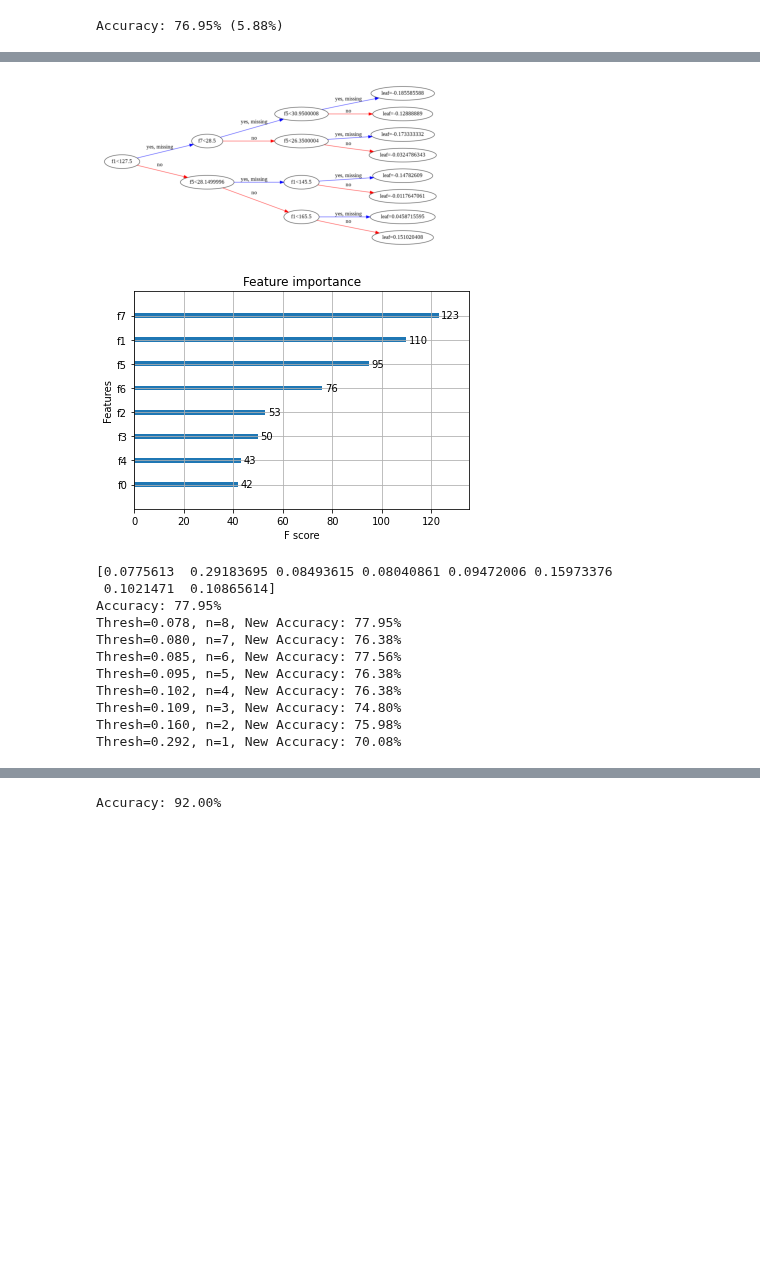
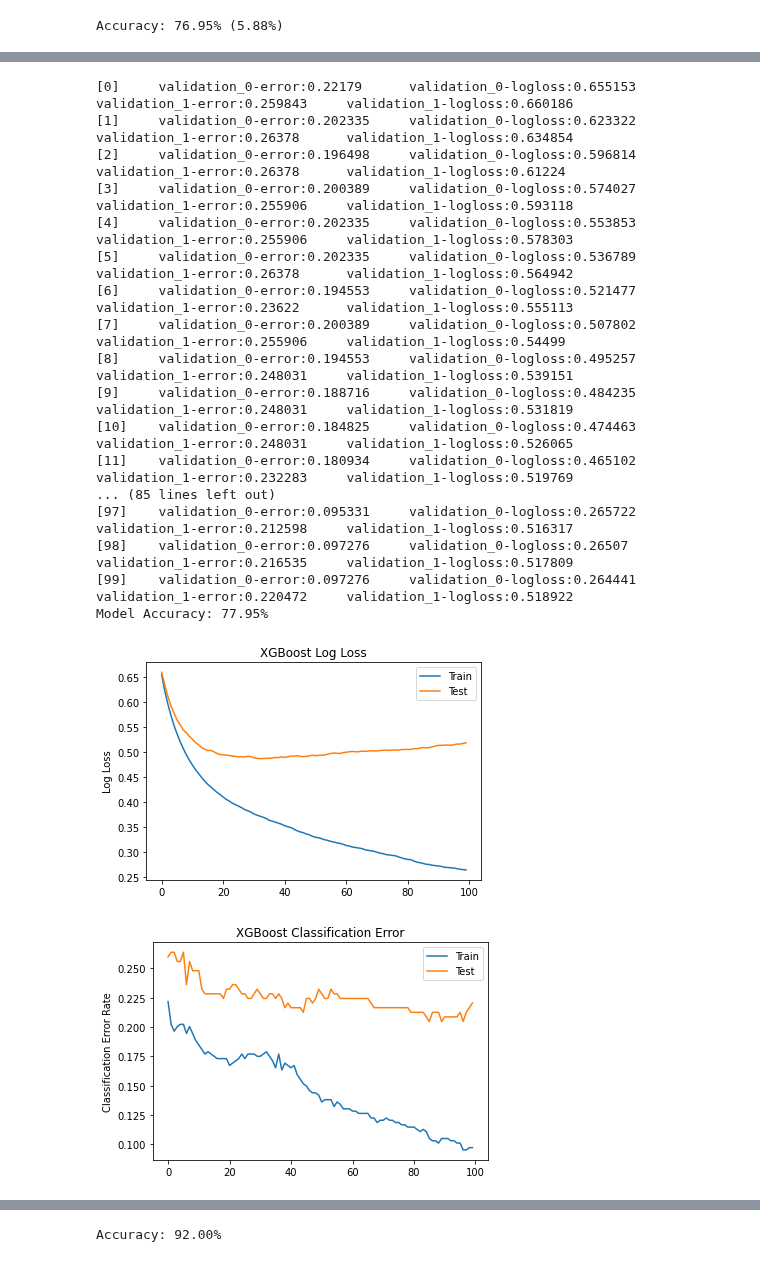
Before and after one commit to kenneth-craig/academyPub, a Jupyter notebook: ML-XGBoost.ipynb, the cells around one changed output, grey strips where cells are left out. Cells and saved outputs as stored; diff of their text form; code cells hidden in the pictures; blank space fills up the shorter version.

```diff
--- a/ML-XGBoost.ipynb
+++ b/ML-XGBoost.ipynb
@@ -80,58 +81,89 @@ Y = ds[:,8]
 X_train, X_test, y_train, y_test = train_test_split(X, Y, test_size=0.33, random_state=7)
 
 #fit model on training data
+eval_set = [(X_train, y_train), (X_test, y_test)]
 model = XGBClassifier()
-model.fit(X_train, y_train)
+model.fit(X_train, y_train, eval_set=eval_set, eval_metric=["error", "logloss"], verbose=True)
 
 # make predictions for the test data
 predictions = model.predict(X_test)
 
+# evaluation predictions
+accuracy = accuracy_score(y_test, predictions)
+print("Model Accuracy: %.2f%%" % (accuracy * 100))
+
+# Retieve performance metrics
+results = model.evals_result()
+epochs = len(results['validation_0']['error'])
+x_axis = range(0, epochs)
+
+# Plot logloss
+fig, ax = pyplot.subplots()
+ax.plot(x_axis, results['validation_0']['logloss'], label='Train')
+ax.plot(x_axis, results['validation_1']['logloss'], label='Test')
+ax.legend()
+pyplot.ylabel('Log Loss')
+pyplot.title('XGBoost Log Loss')
+pyplot.show()
+
+# Plot Classification Error Rate
+fig, ax = pyplot.subplots()
+ax.plot(x_axis, results['validation_0']['error'], label='Train')
+ax.plot(x_axis, results['validation_1']['error'], label='Test')
+ax.legend()
+pyplot.ylabel('Classification Error Rate')
+pyplot.title('XGBoost Classification Error')
+pyplot.show()
+
+# Plot Decision Tree for model[0], can also be plotted for all other interations of XGBoost
 plot_tree(model, num_trees=0, rankdir='LR')
 pyplot.show()
 
 # Plot Feature Importance
 plot_importance(model)
 #pyplot.bar(range(len(model.feature_importances_)) ,model.feature_importances_)
 pyplot.show()
 print(model.feature_importances_)
-
-# evaluation predictions
-accuracy = accuracy_score(y_test, predictions)
-print("Accuracy: %.2f%%" % (accuracy * 100))
 
 # Tune model using xgboost Feature Selection
 thresholds = np.sort(model.feature_importances_)
 
 for thresh in thresholds:
   # Select features using threshold
   selection = SelectFromModel(model, threshold=thresh, prefit=True)
   sub_X_train = selection.transform(X_train)
   # train model
   sub_model = XGBClassifier()
   sub_model.fit(sub_X_train, y_train)
   #evaluate model
   sub_X_test = selection.transform(X_test)
   new_predictions = sub_model.predict(sub_X_test)
   new_accuracy = accuracy_score(y_test, new_predictions)
   print("Thresh=%.3f, n=%d, New Accuracy: %.2f%%" % (thresh, sub_X_train.shape[1], new_accuracy*100))
 
 # Save model to file for later use
 # Save using pickle library
 #pickle.dump(model, open('pima.model.dat', 'wb'))
 # Save using Joblib library - may be more efficient for larger libraries
 #joblib.dump(model, "pima.joblib.dat")
 #print("Saved model to: pima.model.dat")
 # %% [output]
+[0]     validation_0-error:0.22179      validation_0-logloss:0.655153   validation_1-error:0.259843     validation_1-logloss:0.660186
+[1]     validation_0-error:0.202335     validation_0-logloss:0.623322   validation_1-error:0.26378      validation_1-logloss:0.634854
+[2]     validation_0-error:0.196498     validation_0-logloss:0.596814   validation_1-error:0.26378      validation_1-logloss:0.61224
+[3]     validation_0-error:0.200389     validation_0-logloss:0.574027   validation_1-error:0.255906     validation_1-logloss:0.593118
+[4]     validation_0-error:0.202335     validation_0-logloss:0.553853   validation_1-error:0.255906     validation_1-logloss:0.578303
+[5]     validation_0-error:0.202335     validation_0-logloss:0.536789   validation_1-error:0.26378      validation_1-logloss:0.564942
+[6]     validation_0-error:0.194553     validation_0-logloss:0.521477   validation_1-error:0.23622      validation_1-logloss:0.555113
+[7]     validation_0-error:0.200389     validation_0-logloss:0.507802   validation_1-error:0.255906     validation_1-logloss:0.54499
+[8]     validation_0-error:0.194553     validation_0-logloss:0.495257   validation_1-error:0.248031     validation_1-logloss:0.539151
+[9]     validation_0-error:0.188716     validation_0-logloss:0.484235   validation_1-error:0.248031     validation_1-logloss:0.531819
+[10]    validation_0-error:0.184825     validation_0-logloss:0.474463   validation_1-error:0.248031     validation_1-logloss:0.526065
+[11]    validation_0-error:0.180934     validation_0-logloss:0.465102   validation_1-error:0.232283     validation_1-logloss:0.519769
+... (85 lines left out)
+[97]    validation_0-error:0.095331     validation_0-logloss:0.265722   validation_1-error:0.212598     validation_1-logloss:0.516317
+[98]    validation_0-error:0.097276     validation_0-logloss:0.26507    validation_1-error:0.216535     validation_1-logloss:0.517809
+[99]    validation_0-error:0.097276     validation_0-logloss:0.264441   validation_1-error:0.220472     validation_1-logloss:0.518922
+Model Accuracy: 77.95%
-[figure, old version]
+[figure, new version]
-[figure, old version]
+[figure, new version]
-[0.0775613  0.29183695 0.08493615 0.08040861 0.09472006 0.15973376
- 0.1021471  0.10865614]
-Accuracy: 77.95%
-Thresh=0.078, n=8, New Accuracy: 77.95%
-Thresh=0.080, n=7, New Accuracy: 76.38%
-Thresh=0.085, n=6, New Accuracy: 77.56%
-Thresh=0.095, n=5, New Accuracy: 76.38%
-Thresh=0.102, n=4, New Accuracy: 76.38%
-Thresh=0.109, n=3, New Accuracy: 74.80%
-Thresh=0.160, n=2, New Accuracy: 75.98%
-Thresh=0.292, n=1, New Accuracy: 70.08%
```
Also changed, not shown: parts of 10 cells of this notebook.
